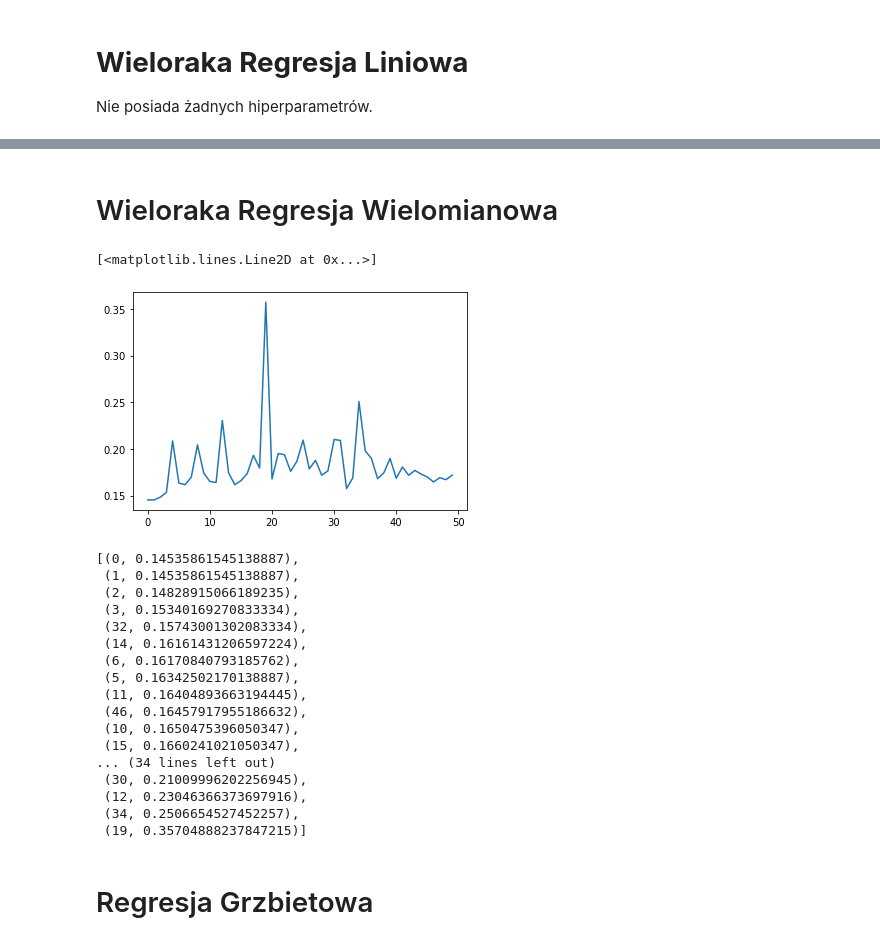
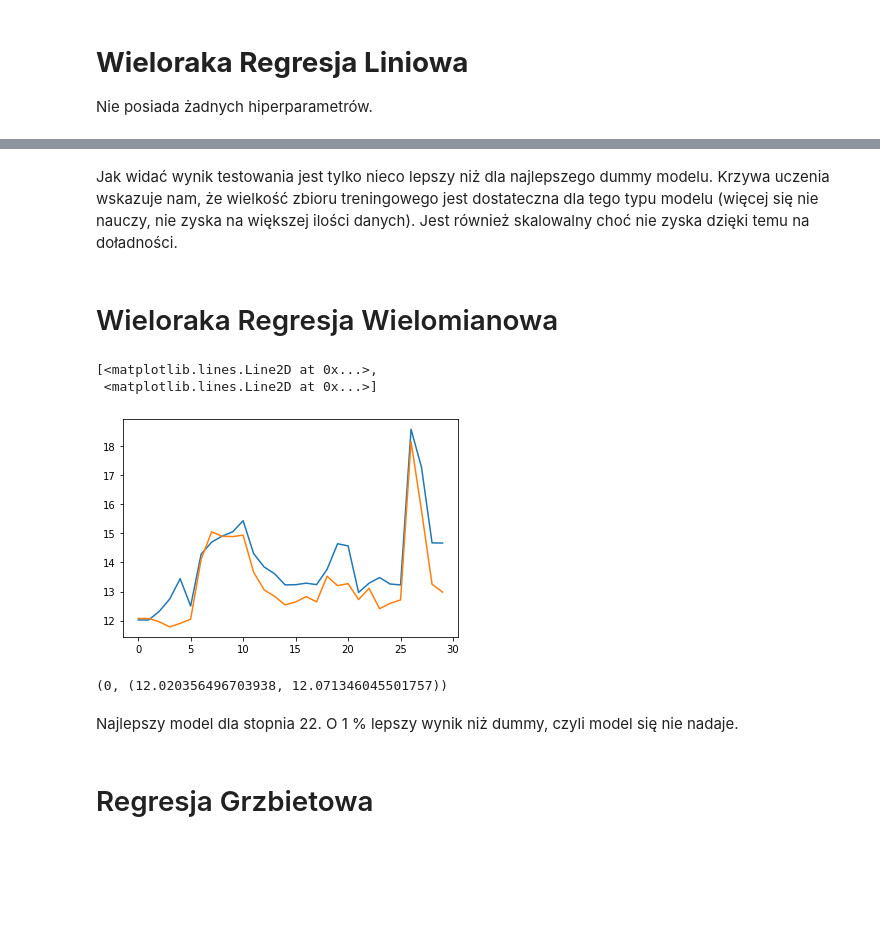
Before and after one commit to matlaczj/Predictive-Modeling-for-Student-Alcohol-Consumption, a Jupyter notebook: Projekt/projekt.ipynb, the cells around one changed output, grey strips where cells are left out. Cells and saved outputs as stored; diff of their text form; code cells hidden in the pictures; blank space fills up the shorter version.

```diff
--- a/Projekt/projekt.ipynb
+++ b/Projekt/projekt.ipynb
@@ -128,7 +150,8 @@ Opis najbardziej znaczących korelacji:
 # %%
 # skalowanie minmax, nie wpływa na nasze atr. binarne, ale wyrównuje wpływ z pozostałymi atrybutami
-scaler = MinMaxScaler()
+scaler = MinMaxScaler(feature_range=(1,2))
 dataset = pd.DataFrame(scaler.fit_transform(dataset), columns = dataset.columns)
+dataset = dataset.reset_index()
 # podział wyczyszczonego zbioru na części, wszystko robimy na treningowym (włącznie z walidacją),
 # a testowy dopiero na sam koniec dla już wybranego modelu
 X_train, X_test, y_train, y_test = train_test_split(dataset.drop(columns=['alc']), dataset['alc'], test_size=0.2, random_state=1)
@@ -168,6 +209,6 @@ strategies += quantile_strategies + constant_strategies
 dummy_errors = []
 for s in strategies:
     dummy = DummyRegressor(**s)
-    error = test_model(dummy,X_train,y_train,X_test,y_test)
+    error,_ = test_model(dummy,X_train,y_train,X_test,y_test)
     dummy_errors.append((dummy,error))
 # %%
@@ -216,36 +256,25 @@ plot_learning_curve(
+# %% [markdown]
+Jak widać wynik testowania jest tylko nieco lepszy niż dla najlepszego dummy modelu. Krzywa uczenia wskazuje nam, że wielkość zbioru treningowego jest dostateczna dla tego typu modelu (więcej się nie nauczy, nie zyska na większej ilości danych). Jest również skalowalny choć nie zyska dzięki temu na doładności.
 # %% [markdown]
 # Wieloraka Regresja Wielomianowa
 # %%
 model = LinearRegression()
 errors = []
-for degree in range(50):
+for degree in range(30):
     X_train_extended,X_test_extended = [extend_to_poly_features(X,degree) for X in [X_train,X_test]]
     error = test_model(model,X_train_extended,y_train,X_test_extended,y_test)
     errors.append(error)
 plt.plot(errors)
 # %% [output]
-[<matplotlib.lines.Line2D at 0x...>]
+[<matplotlib.lines.Line2D at 0x...>,
+ <matplotlib.lines.Line2D at 0x...>]
-[figure, old version]
+[figure, new version]
 # %%
-sorted(zip(range(50),errors),key=lambda x:x[1])
+sorted(zip(range(50),errors),key=lambda x:x[1][0])[0]
 # %% [output]
-[(0, 0.14535861545138887),
- (1, 0.14535861545138887),
- (2, 0.14828915066189235),
- (3, 0.15340169270833334),
- (32, 0.15743001302083334),
- (14, 0.16161431206597224),
- (6, 0.16170840793185762),
- (5, 0.16342502170138887),
- (11, 0.16404893663194445),
- (46, 0.16457917955186632),
- (10, 0.1650475396050347),
- (15, 0.1660241021050347),
-... (34 lines left out)
- (30, 0.21009996202256945),
- (12, 0.23046366373697916),
- (34, 0.2506654527452257),
- (19, 0.35704888237847215)]
+(0, (12.020356496703938, 12.071346045501757))
+# %% [markdown]
+Najlepszy model dla stopnia 22. O 1 % lepszy wynik niż dummy, czyli model się nie nadaje.
 # %% [markdown]
 # Regresja Grzbietowa
 # %%
```
Also changed, not shown: parts of 43 cells of this notebook, 1 other file.
